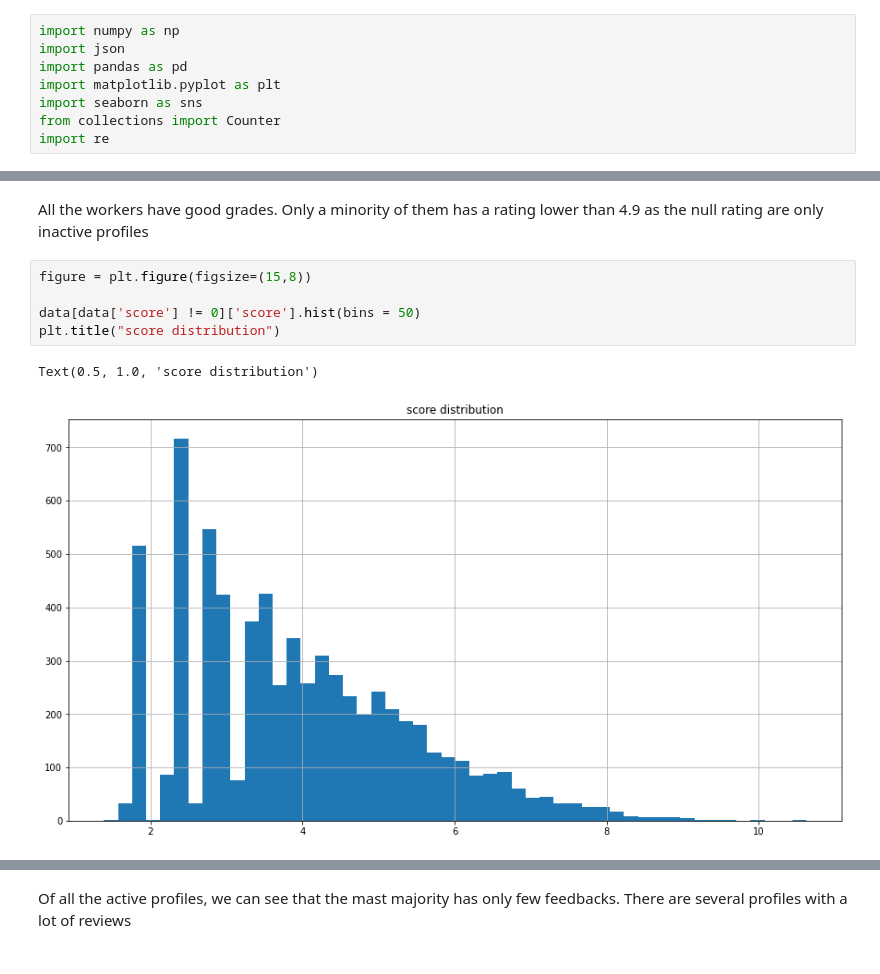
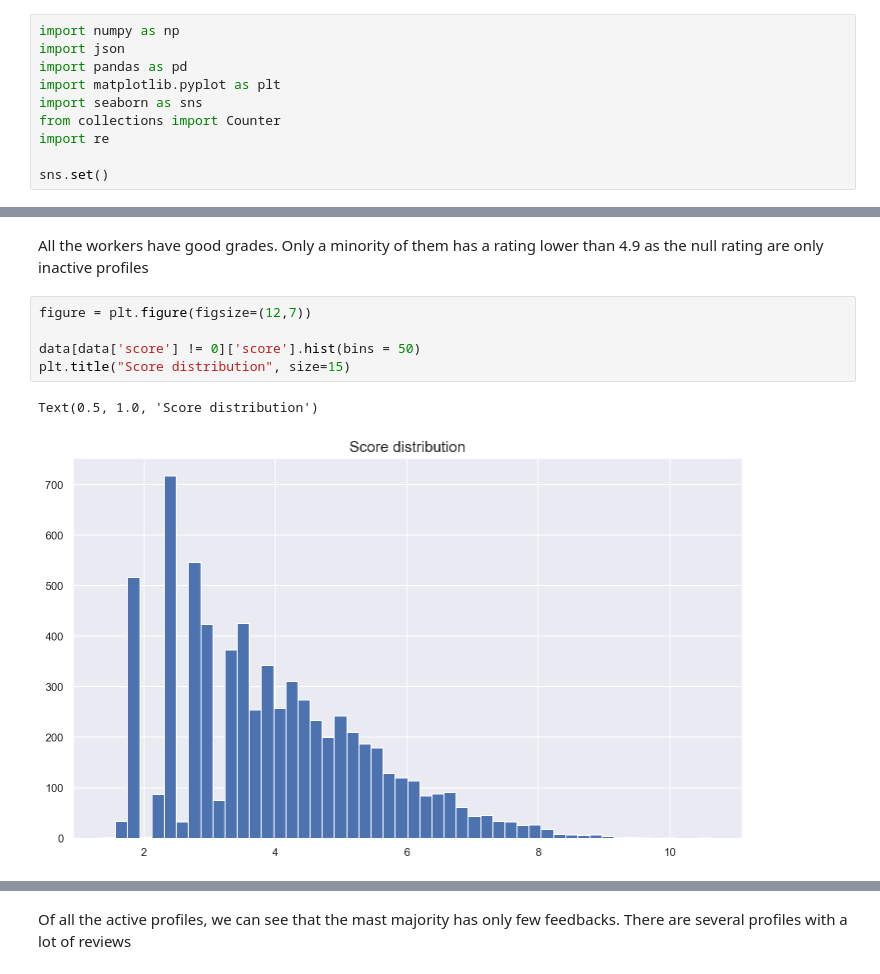
Before and after one commit to Victor-Manach/MODS207, a Jupyter notebook: Data_Analysis.ipynb, the cells around one changed output, grey strips where cells are left out. Cells and saved outputs as stored; diff of their text form.

Commit message:
Plots for the report

```diff
--- a/Data_Analysis.ipynb
+++ b/Data_Analysis.ipynb
@@ -6,6 +8,8 @@ import matplotlib.pyplot as plt
 import seaborn as sns
 from collections import Counter
 import re
+
+sns.set()
 # %%
 data = pd.read_csv('./data/panel_data_04_05.csv')
 # %%
@@ -78,11 +120,11 @@ mean of undefined ratings :  2.2
 # %% [markdown]
 All the workers have good grades. Only a minority of them has a rating lower than 4.9 as the null rating are only inactive profiles
 # %%
-figure = plt.figure(figsize=(15,8))
+figure = plt.figure(figsize=(12,7))
 
 data[data['score'] != 0]['score'].hist(bins = 50)
-plt.title("score distribution")
+plt.title("Score distribution", size=15)
 # %% [output]
-Text(0.5, 1.0, 'score distribution')
+Text(0.5, 1.0, 'Score distribution')
-[figure, old version]
+[figure, new version]
 # %%
```
Also changed, not shown: parts of 14 cells of this notebook, 1 other file.
